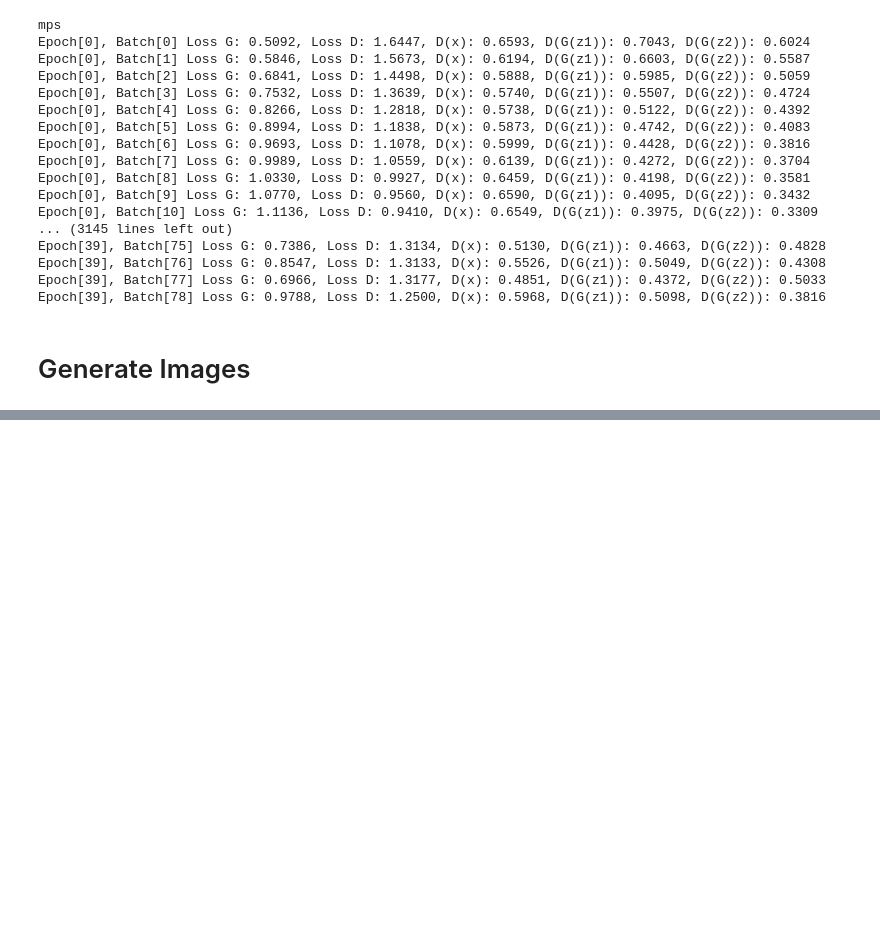
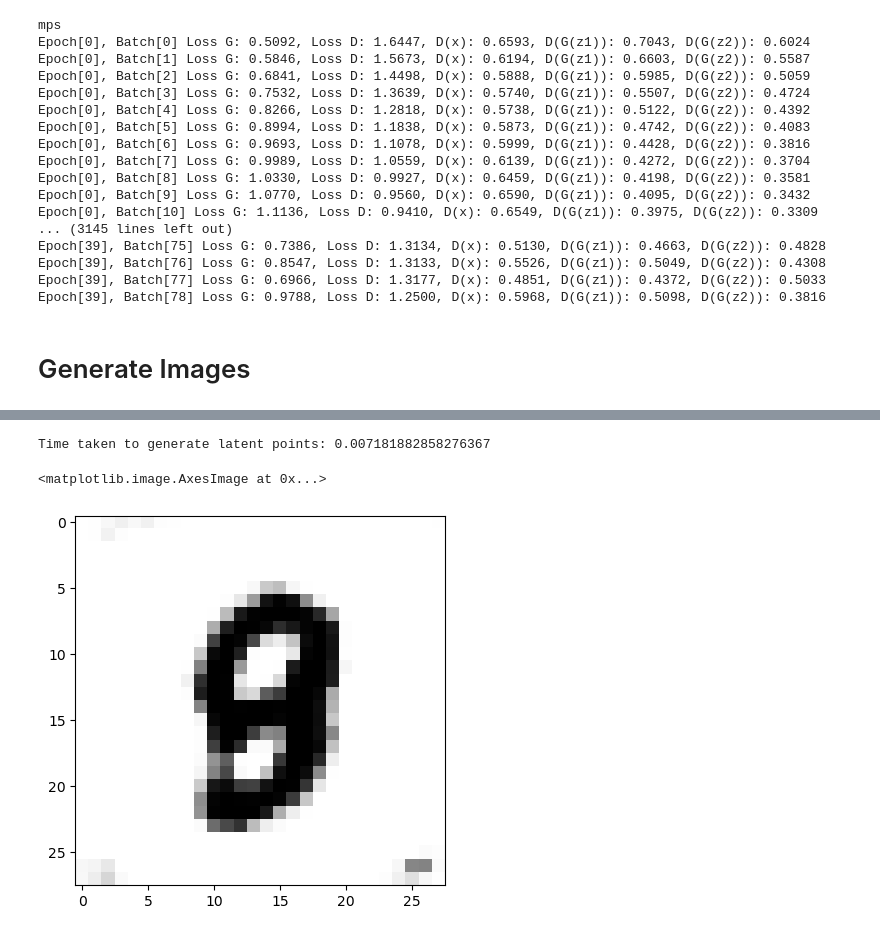
Before and after one commit to cgfalcon/XArtist, a Jupyter notebook: training/gan_tranining.ipynb, the cells around one changed output, grey strips where cells are left out. Saved outputs shown, nothing was run; the diff lists cells and outputs as text; code cells hidden in the pictures; blank space fills up the shorter version.

```diff
--- a/training/gan_tranining.ipynb
+++ b/training/gan_tranining.ipynb
@@ -600,0 +607,3 @@ for i in range(n * n):
+# %%
+latent_point = torch.zeros(1, 100).to(device)
+latent_point
@@ -600,0 +616,14 @@ for i in range(n * n):
+# %%
+import time
+start_ts = time.time()
+zerop_output = g_model(latent_point)
+
+end_ts = time.time()
+print(f'Time taken to generate a image: {end_ts - start_ts} (ms)')
+# %% [output]
+Time taken to generate latent points: 0.007181882858276367
+# %%
+plt.imshow(zerop_output[0, 0, :, :].detach().cpu().numpy().reshape(INPUT_DIM, INPUT_DIM), cmap='gray_r')
+# %% [output]
+<matplotlib.image.AxesImage at 0x...>
+[figure, added]
```
Also changed, not shown: parts of 6 cells of this notebook.
